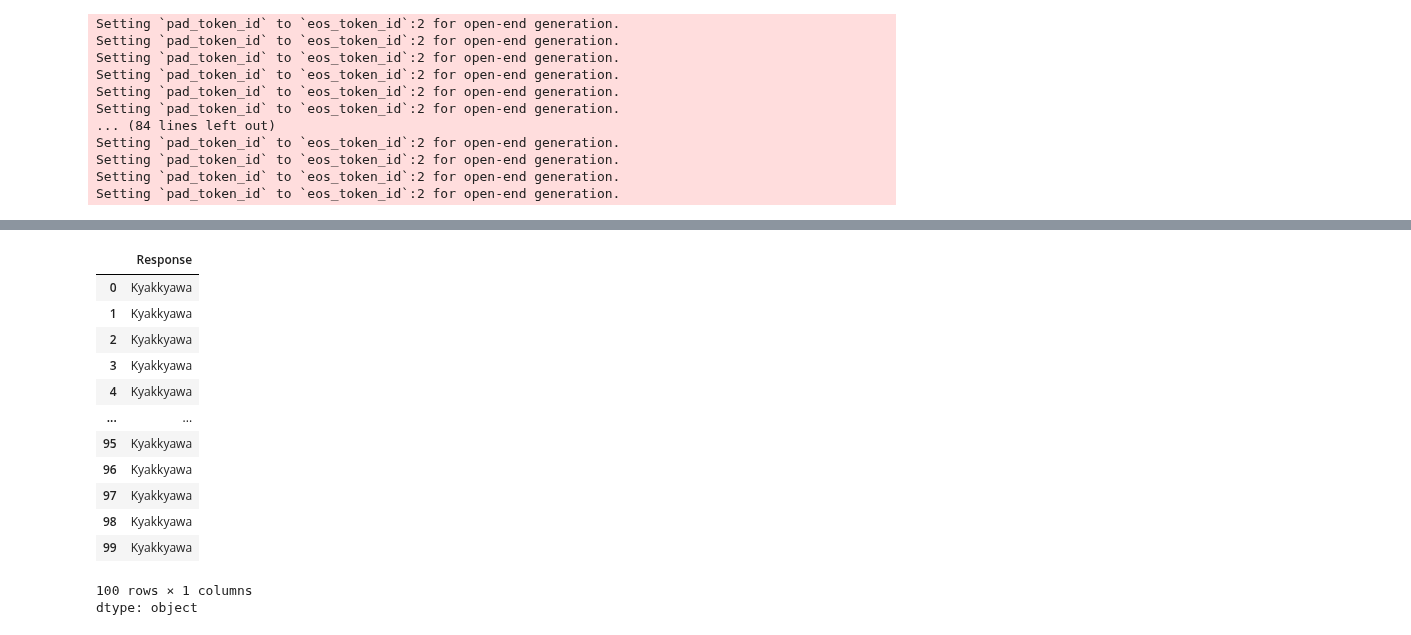
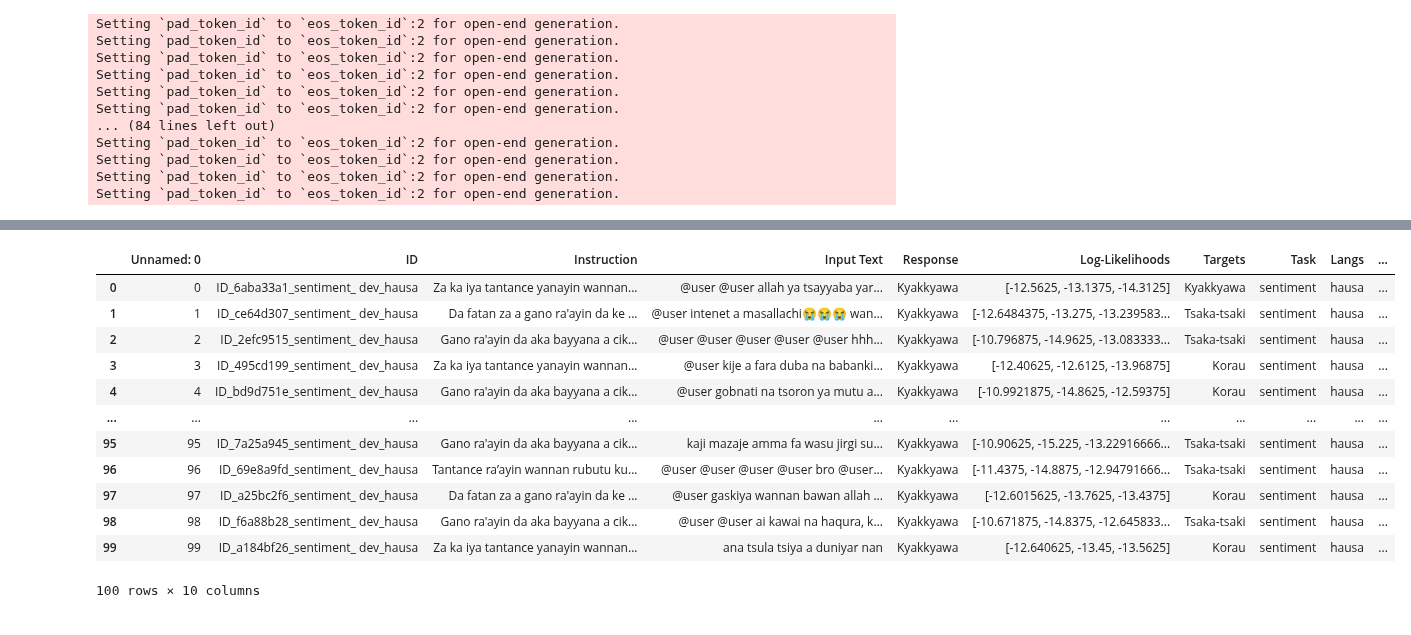
Before and after one commit to melissafasol/InkubaLM-Challenge, a Jupyter notebook: notebooks_ab/distillation.ipynb, the cells around one changed output, grey strips where cells are left out. Saved outputs shown, nothing was run; the diff lists cells and outputs as text; code cells hidden in the pictures.

```diff
--- a/notebooks_ab/distillation.ipynb
+++ b/notebooks_ab/distillation.ipynb
@@ -1355,21 +1393,20 @@ os.listdir(output_path)
 # %%
 test = pd.read_csv(os.path.join(output_path, 'hau_sentiment_prediction_dev.csv'))
 # %%
-test['Response']
+test
 # %% [output]
-|  | Response |
-| 0 | Kyakkyawa |
-| 1 | Kyakkyawa |
-| 2 | Kyakkyawa |
-| 3 | Kyakkyawa |
-| 4 | Kyakkyawa |
-| ... | ... |
-| 95 | Kyakkyawa |
-| 96 | Kyakkyawa |
-| 97 | Kyakkyawa |
-| 98 | Kyakkyawa |
-| 99 | Kyakkyawa |
+|  | Unnamed: 0 | ID | Instruction | Input Text | Response | Log-Likelihoods | Targets | Task | Langs | ... |
+| 0 | 0 | ID_6aba33a1_sentiment_ dev_hausa | Za ka iya tantance yanayin wannan... | @user @user allah ya tsayyaba yar... | Kyakkyawa | [-12.5625, -13.1375, -14.3125] | Kyakkyawa | sentiment | hausa | ... |
+| 1 | 1 | ID_ce64d307_sentiment_ dev_hausa | Da fatan za a gano ra'ayin da ke ... | @user intenet a masallachi😭😭😭 wan... | Kyakkyawa | [-12.6484375, -13.275, -13.239583... | Tsaka-tsaki | sentiment | hausa | ... |
+| 2 | 2 | ID_2efc9515_sentiment_ dev_hausa | Gano ra'ayin da aka bayyana a cik... | @user @user @user @user @user hhh... | Kyakkyawa | [-10.796875, -14.9625, -13.083333... | Tsaka-tsaki | sentiment | hausa | ... |
+| 3 | 3 | ID_495cd199_sentiment_ dev_hausa | Za ka iya tantance yanayin wannan... | @user kije a fara duba na babanki... | Kyakkyawa | [-12.40625, -12.6125, -13.96875] | Korau | sentiment | hausa | ... |
+| 4 | 4 | ID_bd9d751e_sentiment_ dev_hausa | Gano ra'ayin da aka bayyana a cik... | @user gobnati na tsoron ya mutu a... | Kyakkyawa | [-10.9921875, -14.8625, -12.59375] | Korau | sentiment | hausa | ... |
+| ... | ... | ... | ... | ... | ... | ... | ... | ... | ... | ... |
+| 95 | 95 | ID_7a25a945_sentiment_ dev_hausa | Gano ra'ayin da aka bayyana a cik... | kaji mazaje amma fa wasu jirgi su... | Kyakkyawa | [-10.90625, -15.225, -13.22916666... | Tsaka-tsaki | sentiment | hausa | ... |
+| 96 | 96 | ID_69e8a9fd_sentiment_ dev_hausa | Tantance ra’ayin wannan rubutu ku... | @user @user @user @user bro @user... | Kyakkyawa | [-11.4375, -14.8875, -12.94791666... | Tsaka-tsaki | sentiment | hausa | ... |
+| 97 | 97 | ID_a25bc2f6_sentiment_ dev_hausa | Da fatan za a gano ra'ayin da ke ... | @user gaskiya wannan bawan allah ... | Kyakkyawa | [-12.6015625, -13.7625, -13.4375] | Korau | sentiment | hausa | ... |
+| 98 | 98 | ID_f6a88b28_sentiment_ dev_hausa | Gano ra'ayin da aka bayyana a cik... | @user @user ai kawai na haqura, k... | Kyakkyawa | [-10.671875, -14.8375, -12.645833... | Tsaka-tsaki | sentiment | hausa | ... |
+| 99 | 99 | ID_a184bf26_sentiment_ dev_hausa | Za ka iya tantance yanayin wannan... | ana tsula tsiya a duniyar nan | Kyakkyawa | [-12.640625, -13.45, -13.5625] | Korau | sentiment | hausa | ... |
-100 rows × 1 columns
-dtype: object
+100 rows × 10 columns
 # %%
 score_test = create_submission(output_path=output_path, test_flag=True)
```
Also changed, not shown: parts of 19 cells of this notebook.
